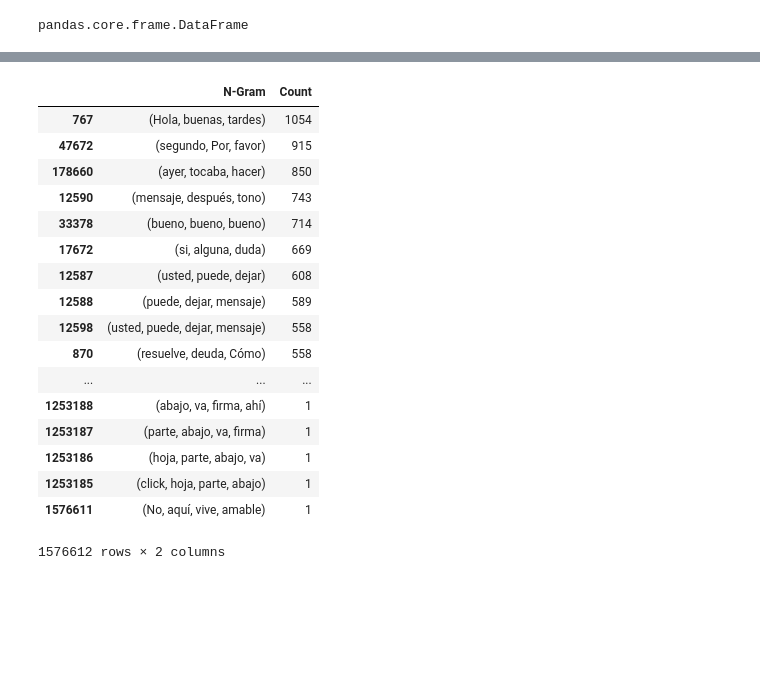
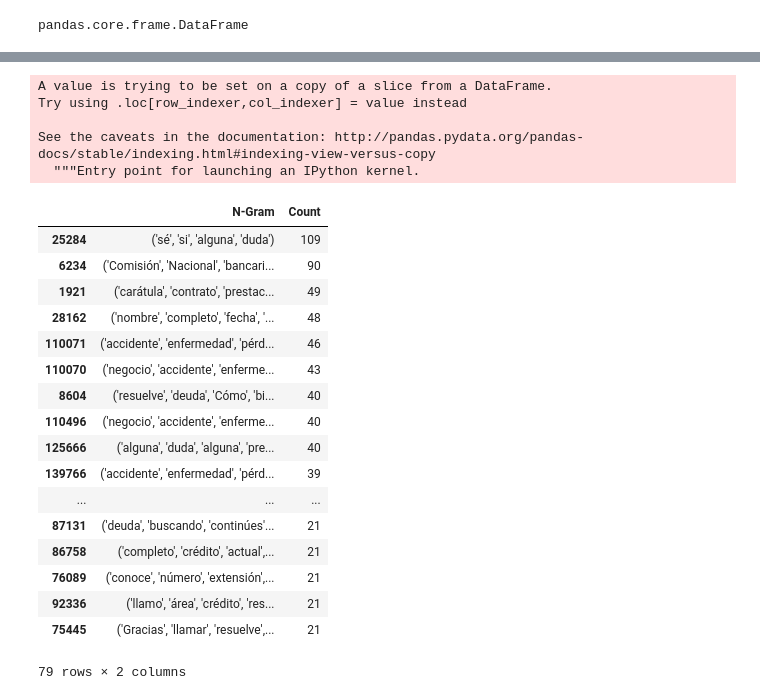
Before and after one commit to mrdeds/deep-learning-coursera, a Jupyter notebook: frecuencia_de_n_grams.ipynb, the cells around one changed output, grey strips where cells are left out. Cells and saved outputs as stored; diff of their text form; code cells hidden in the pictures; blank space fills up the shorter version.

```diff
--- a/frecuencia_de_n_grams.ipynb
+++ b/frecuencia_de_n_grams.ipynb
@@ -190,29 +190,43 @@ todos_ngrams[0]
+# %%
+ngrams_nocomunes = [str(i) for i in todos_ngrams if "\'buenas\', \'tardes\'" not in (str(i).lower()) and "\'buenos\', \'días\'" not in (str(i).lower()) and "\'bueno\', \'bueno\', \'bueno\'" not in (str(i).lower())
+                   and "\'tecla\', \'gato\'" not in (str(i).lower()) and "\'cómo\', \'encuentras\'" not in (str(i).lower()) and "'calidad\'" not in (str(i).lower()) and "\'cómo\', \'encuentras\'" not in (str(i).lower())
+                   and "\'cavazos\'" not in (str(i).lower()) and "\'hola\', \'qué\', \'tal\'" not in (str(i).lower()) and "\'encuentran\', \'ocupados\'" not in (str(i).lower())]
 # %%
 from collections import Counter
 
-counter=Counter(todos_ngrams)
+counter = Counter(ngrams_nocomunes)
 
-kk=[list(counter.keys()),list(counter.values())]
+kk = [list(counter.keys()),list(counter.values())]
 
-freq_ngrams = pd.DataFrame(np.array(kk).T, columns=['N-Gram','Count']).sort_values(by=['Count'] , ascending=False)
+freq_ngrams_nocomunes = pd.DataFrame(np.array(kk).T, columns=['N-Gram','Count']).sort_values(by=['Count'] , ascending=False)
-# %%
-freq_ngrams
-# %% [output]
-|  | N-Gram | Count |
-| 767 | (Hola, buenas, tardes) | 1054 |
-| 47672 | (segundo, Por, favor) | 915 |
-| 178660 | (ayer, tocaba, hacer) | 850 |
-| 12590 | (mensaje, después, tono) | 743 |
-| 33378 | (bueno, bueno, bueno) | 714 |
-| 17672 | (si, alguna, duda) | 669 |
-| 12587 | (usted, puede, dejar) | 608 |
-| 12588 | (puede, dejar, mensaje) | 589 |
-| 12598 | (usted, puede, dejar, mensaje) | 558 |
-| 870 | (resuelve, deuda, Cómo) | 558 |
-| ... | ... | ... |
-| 1253188 | (abajo, va, firma, ahí) | 1 |
-| 1253187 | (parte, abajo, va, firma) | 1 |
-| 1253186 | (hoja, parte, abajo, va) | 1 |
-| 1253185 | (click, hoja, parte, abajo) | 1 |
-| 1576611 | (No, aquí, vive, amable) | 1 |
-1576612 rows × 2 columns
+# %%
+res = freq_ngrams_nocomunes[freq_ngrams_nocomunes["Count"].astype(int)>20]
+# %%
+res["Count"] = res["Count"].astype(int)
+# %% [output]
+A value is trying to be set on a copy of a slice from a DataFrame.
+Try using .loc[row_indexer,col_indexer] = value instead
+
+See the caveats in the documentation: http://pandas.pydata.org/pandas-docs/stable/indexing.html#indexing-view-versus-copy
+  """Entry point for launching an IPython kernel.
+# %%
+res.sort_values(by=["Count"], ascending=False)
+# %% [output]
+|  | N-Gram | Count |
+| 25284 | ('sé', 'si', 'alguna', 'duda') | 109 |
+| 6234 | ('Comisión', 'Nacional', 'bancari... | 90 |
+| 1921 | ('carátula', 'contrato', 'prestac... | 49 |
+| 28162 | ('nombre', 'completo', 'fecha', '... | 48 |
+| 110071 | ('accidente', 'enfermedad', 'pérd... | 46 |
+| 110070 | ('negocio', 'accidente', 'enferme... | 43 |
+| 8604 | ('resuelve', 'deuda', 'Cómo', 'bi... | 40 |
+| 110496 | ('negocio', 'accidente', 'enferme... | 40 |
+| 125666 | ('alguna', 'duda', 'alguna', 'pre... | 40 |
+| 139766 | ('accidente', 'enfermedad', 'pérd... | 39 |
+| ... | ... | ... |
+| 87131 | ('deuda', 'buscando', 'continúes'... | 21 |
+| 86758 | ('completo', 'crédito', 'actual',... | 21 |
+| 76089 | ('conoce', 'número', 'extensión',... | 21 |
+| 92336 | ('llamo', 'área', 'crédito', 'res... | 21 |
+| 75445 | ('Gracias', 'llamar', 'resuelve',... | 21 |
+79 rows × 2 columns
```
Also changed, not shown: parts of 14 cells of this notebook.
